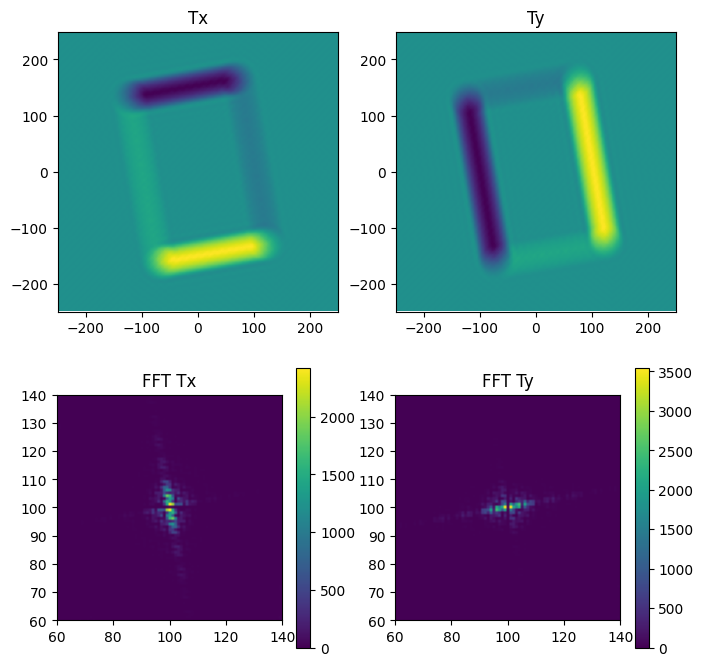
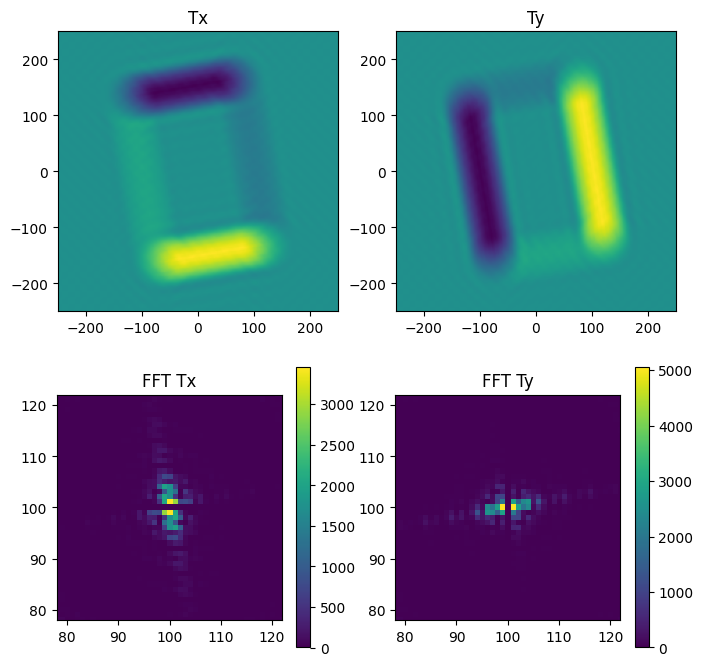
Code edit (unified diff) that turned the first committed figure into the second:
--- before
+++ after
@@ -1,2 +1,4 @@
+import time
+
 # Set field
 field = epsilon_xy
@@ -5,5 +7,8 @@
 tvf = TVF(backend, lattice, M, N, method='Pol', optimizer='LBFGS')
 
-tx, ty = tvf.compute(field, alpha=1, beta=5e-6, gamma=0, steps=1)
+start  = time.time()
+tx, ty = tvf.compute(field, alpha=1, beta=2e-6, gamma=0, steps=1)
+end = time.time()
+print(f'TVF computation time: {end - start:.2f} s')
 tx_fft = backend.fftshift(backend.fft2(tx, dim=(-2, -1)), dim=(-2, -1))
 ty_fft = backend.fftshift(backend.fft2(ty, dim=(-2, -1)), dim=(-2, -1))
@@ -20,5 +25,5 @@
 plt.subplot(223)
 plt.title('FFT Tx')
-plt.imshow(tx_fft[batch,:,:].abs().cpu().T, origin='lower')
+plt.imshow((tx_fft[batch,:,:].abs().cpu().T), origin='lower')
 plt.colorbar()
 plt.xlim(-2*M + tx_fft.shape[-2]//2, 2*M + tx_fft.shape[-2]//2)  
@@ -27,5 +32,5 @@
 plt.subplot(224)
 plt.title('FFT Ty')
-plt.imshow(ty_fft[batch,:,:].abs().cpu().T, origin='lower')  
+plt.imshow((ty_fft[batch,:,:].abs().cpu().T), origin='lower')  
 plt.xlim(-2*M + ty_fft.shape[-2]//2, 2*M + ty_fft.shape[-2]//2)  
 plt.ylim(-2*N + ty_fft.shape[-1]//2, 2*N + ty_fft.shape[-1]//2)

Commit: Intermediate dev result. Contains unresolved bugs in sim.py